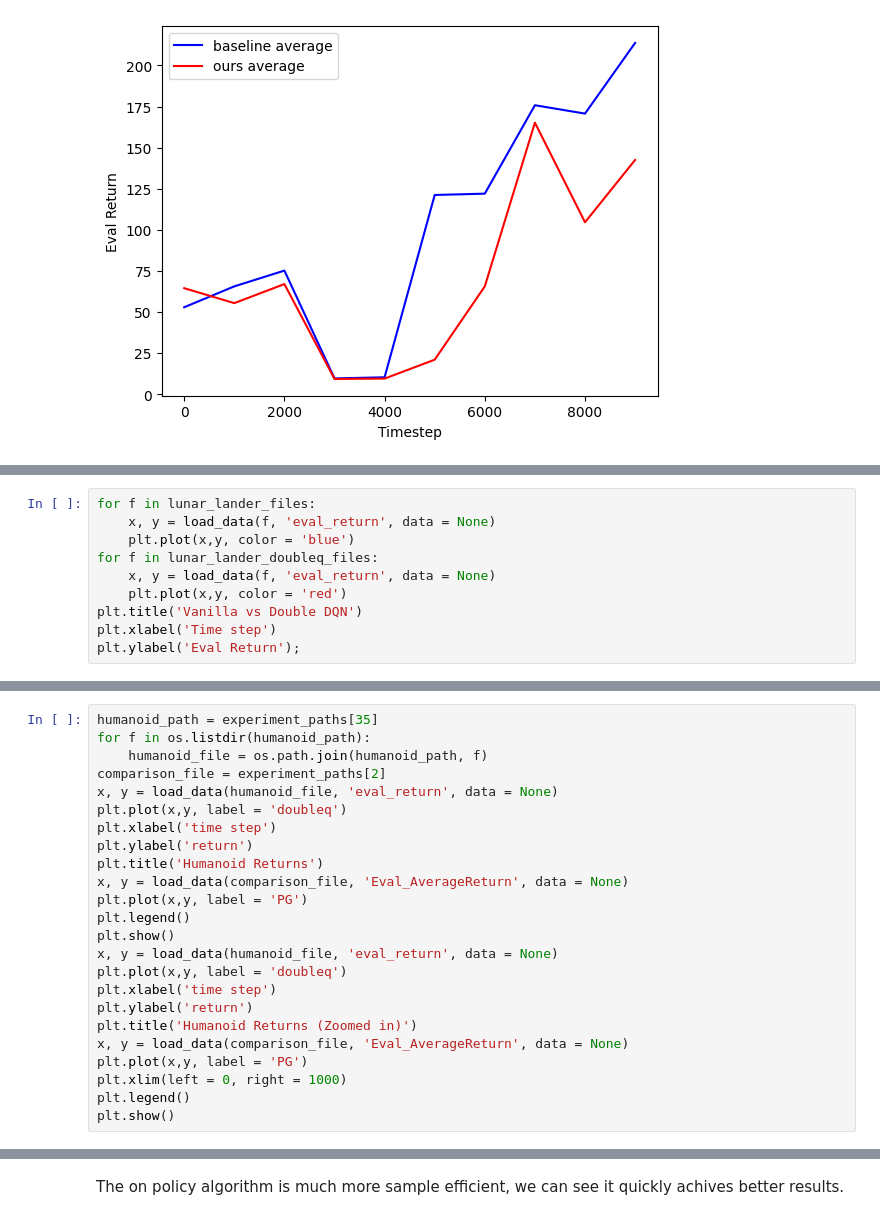
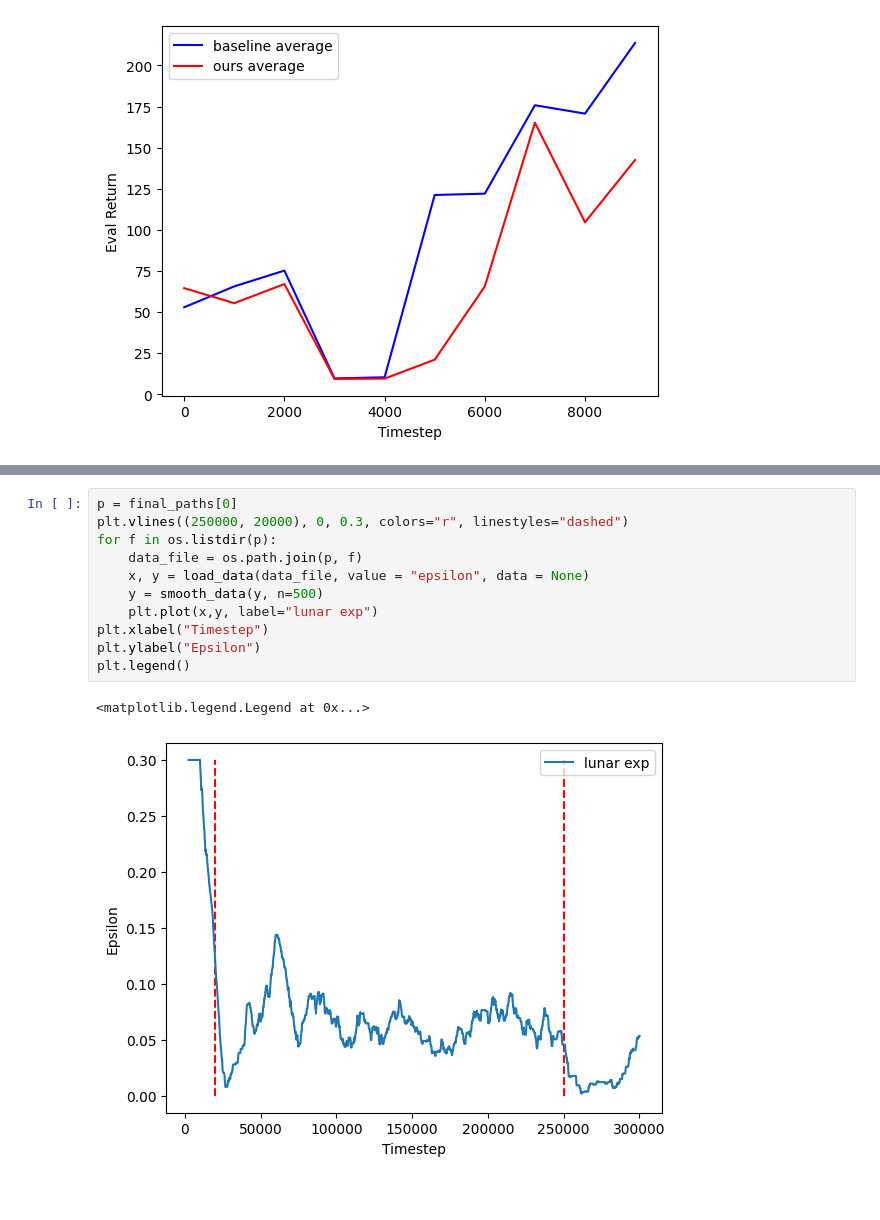
Before and after one commit to Nimsi123/CS285Project, a Jupyter notebook: hw3/plotter.ipynb, the cells around one changed output, grey strips where cells are left out. Cells and saved outputs as stored; diff of their text form; blank space fills up the shorter version.

```diff
--- a/hw3/plotter.ipynb
+++ b/hw3/plotter.ipynb
@@ -158,10 +115,0 @@ for lunar_lander in lunar_lander_doubleq_paths:
-# %%
-for f in lunar_lander_files:
-    x, y = load_data(f, 'eval_return', data = None)
-    plt.plot(x,y, color = 'blue')
-for f in lunar_lander_doubleq_files:
-    x, y = load_data(f, 'eval_return', data = None)
-    plt.plot(x,y, color = 'red')
-plt.title('Vanilla vs Double DQN')
-plt.xlabel('Time step')
-plt.ylabel('Eval Return');
@@ -291,24 +204,0 @@ Clip Q seems to work best, double and single Q get pretty similar results. I thi
-# %%
-humanoid_path = experiment_paths[35]
-for f in os.listdir(humanoid_path):
-    humanoid_file = os.path.join(humanoid_path, f)
-comparison_file = experiment_paths[2]
-x, y = load_data(humanoid_file, 'eval_return', data = None)
-plt.plot(x,y, label = 'doubleq')
-plt.xlabel('time step')
-plt.ylabel('return')
-plt.title('Humanoid Returns')
-x, y = load_data(comparison_file, 'Eval_AverageReturn', data = None)
-plt.plot(x,y, label = 'PG')
-plt.legend()
-plt.show()
-x, y = load_data(humanoid_file, 'eval_return', data = None)
-plt.plot(x,y, label = 'doubleq')
-plt.xlabel('time step')
-plt.ylabel('return')
-plt.title('Humanoid Returns (Zoomed in)')
-x, y = load_data(comparison_file, 'Eval_AverageReturn', data = None)
-plt.plot(x,y, label = 'PG')
-plt.xlim(left = 0, right = 1000)
-plt.legend()
-plt.show()
@@ -318,2 +205,14 @@ plt.show()
-# %% [markdown]
-The on policy algorithm is much more sample efficient, we can see it quickly achives better results.
+# %%
+p = final_paths[0]
+plt.vlines((250000, 20000), 0, 0.3, colors="r", linestyles="dashed")
+for f in os.listdir(p):
+    data_file = os.path.join(p, f)
+    x, y = load_data(data_file, value = "epsilon", data = None)
+    y = smooth_data(y, n=500)
+    plt.plot(x,y, label="lunar exp")
+plt.xlabel("Timestep")
+plt.ylabel("Epsilon")
+plt.legend()
+# %% [output]
+<matplotlib.legend.Legend at 0x...>
+[figure, added]
```
Also changed, not shown: parts of 27 cells of this notebook, 24 other files.
